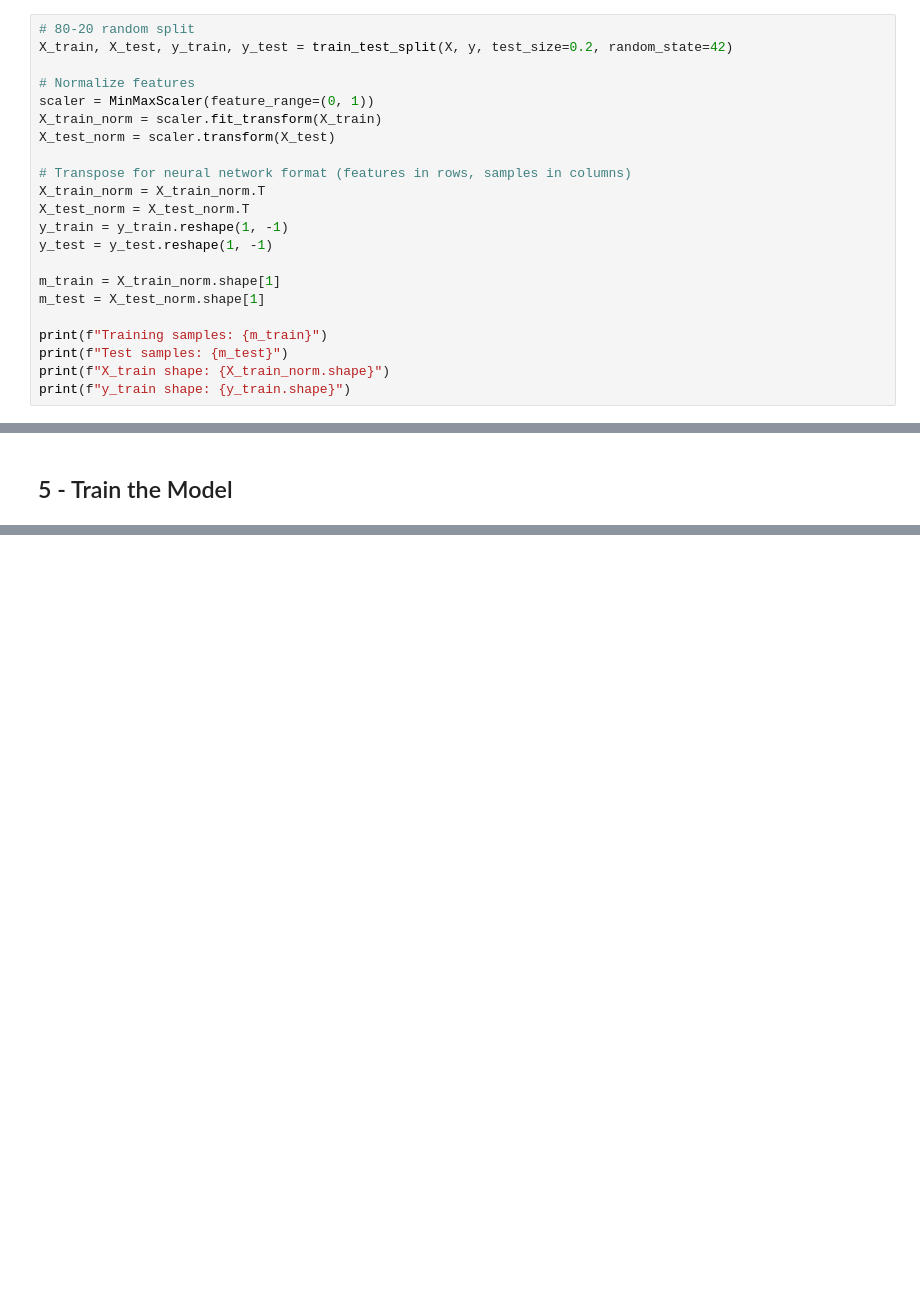
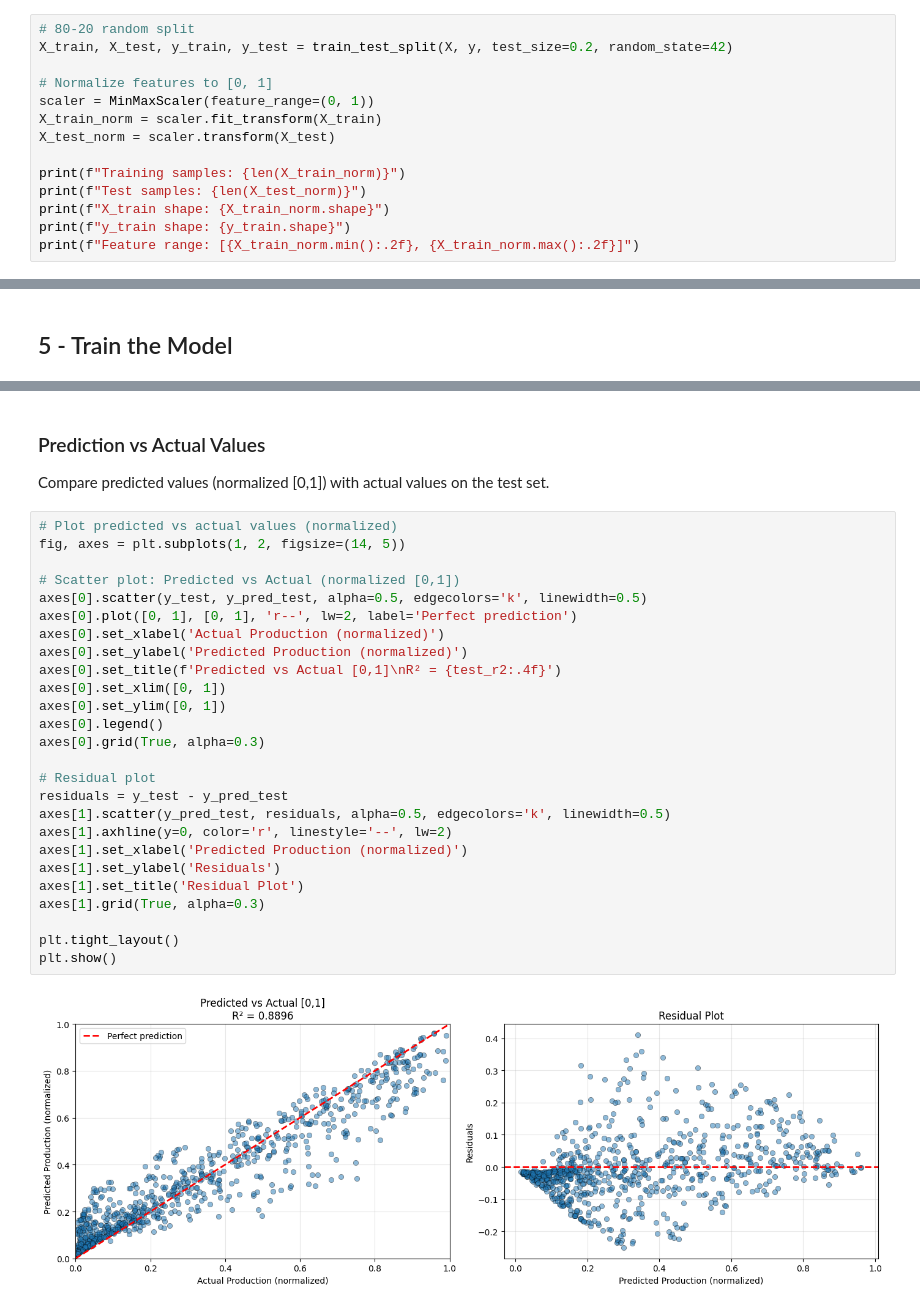
Before and after one commit to MatisGo/AI_SolarPVForecasting, a Jupyter notebook: PV_Production_Classification.ipynb, the cells around one changed output, grey strips where cells are left out. Drawn from its saved outputs; the diff is of its cells as text; blank space fills up the shorter version.

```diff
--- a/PV_Production_Classification.ipynb
+++ b/PV_Production_Classification.ipynb
@@ -63,21 +86,13 @@ for cls, cnt in zip(unique, counts):
 # 80-20 random split
 X_train, X_test, y_train, y_test = train_test_split(X, y, test_size=0.2, random_state=42)
 
-# Normalize features
+# Normalize features to [0, 1]
 scaler = MinMaxScaler(feature_range=(0, 1))
 X_train_norm = scaler.fit_transform(X_train)
 X_test_norm = scaler.transform(X_test)
 
-# Transpose for neural network format (features in rows, samples in columns)
-X_train_norm = X_train_norm.T
-X_test_norm = X_test_norm.T
-y_train = y_train.reshape(1, -1)
-y_test = y_test.reshape(1, -1)
-
-m_train = X_train_norm.shape[1]
-m_test = X_test_norm.shape[1]
-
-print(f"Training samples: {m_train}")
-print(f"Test samples: {m_test}")
+print(f"Training samples: {len(X_train_norm)}")
+print(f"Test samples: {len(X_test_norm)}")
 print(f"X_train shape: {X_train_norm.shape}")
 print(f"y_train shape: {y_train.shape}")
+print(f"Feature range: [{X_train_norm.min():.2f}, {X_train_norm.max():.2f}]")
@@ -280,0 +222,32 @@ print(cm)
+# %% [markdown]
+### Prediction vs Actual Values
+
+Compare predicted values (normalized [0,1]) with actual values on the test set.
+# %%
+# Plot predicted vs actual values (normalized)
+fig, axes = plt.subplots(1, 2, figsize=(14, 5))
+
+# Scatter plot: Predicted vs Actual (normalized [0,1])
+axes[0].scatter(y_test, y_pred_test, alpha=0.5, edgecolors='k', linewidth=0.5)
+axes[0].plot([0, 1], [0, 1], 'r--', lw=2, label='Perfect prediction')
+axes[0].set_xlabel('Actual Production (normalized)')
+axes[0].set_ylabel('Predicted Production (normalized)')
+axes[0].set_title(f'Predicted vs Actual [0,1]\nR² = {test_r2:.4f}')
+axes[0].set_xlim([0, 1])
+axes[0].set_ylim([0, 1])
+axes[0].legend()
+axes[0].grid(True, alpha=0.3)
+
+# Residual plot
+residuals = y_test - y_pred_test
+axes[1].scatter(y_pred_test, residuals, alpha=0.5, edgecolors='k', linewidth=0.5)
+axes[1].axhline(y=0, color='r', linestyle='--', lw=2)
+axes[1].set_xlabel('Predicted Production (normalized)')
+axes[1].set_ylabel('Residuals')
+axes[1].set_title('Residual Plot')
+axes[1].grid(True, alpha=0.3)
+
+plt.tight_layout()
+plt.show()
+# %% [output]
+[figure, added]
```
Also changed, not shown: parts of 34 cells of this notebook.
